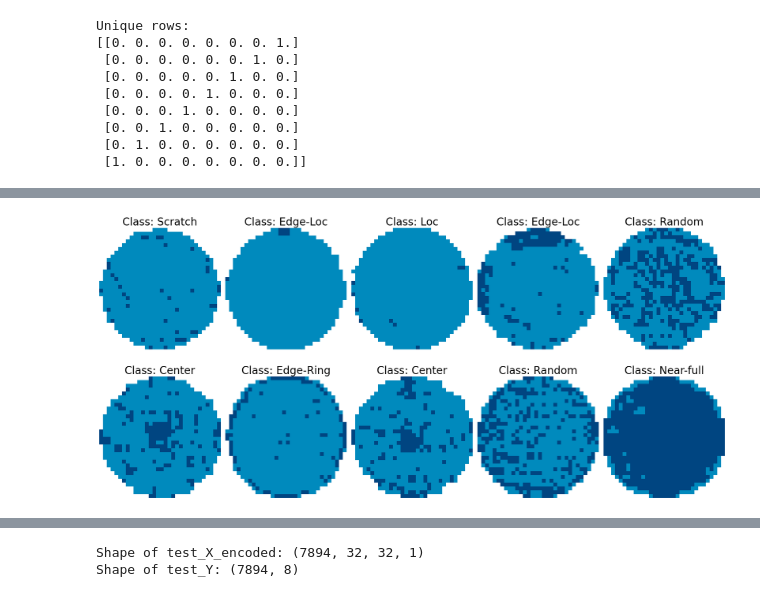
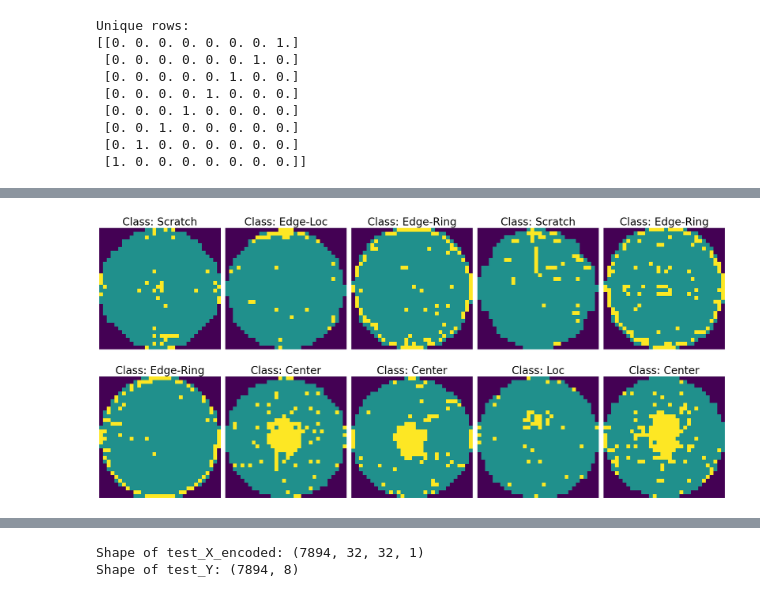
Before and after one commit to md-ryhan-uddin/DiffWaferNet, a Jupyter notebook: code/diffwafernet.ipynb, the cells around one changed output, grey strips where cells are left out. Drawn from its saved outputs; the diff is of its cells as text; code cells hidden in the pictures.

Commit message:
Update DiffWaferNet implementation file

```diff
--- a/code/diffwafernet.ipynb
+++ b/code/diffwafernet.ipynb
@@ -801,8 +3104,8 @@ none : 15000
 # %%
-none_idx = np.where(y=='none')[0][np.random.choice(len(np.where(y=='none')[0]), size=len(y[y == 'none']), replace=False)]
+none_idx = np.where(new_y=='none')[0][np.random.choice(len(np.where(new_y=='none')[0]), size=len(new_y[new_y == 'none']), replace=False)]
 # %%
 new_x = np.delete(new_x, none_idx, axis=0)
-new_y = np.delete(y, none_idx, axis=0)
+new_y = np.delete(new_y, none_idx, axis=0)
 # %%
 print('After Delete "none" class new_x shape : {}, new_y shape : {}'.format(new_x.shape, new_y.shape))
 # %% [output]
@@ -825,12 +3115,31 @@ faulty_cases
 # %% [output]
 array(['Center', 'Donut', 'Edge-Loc', 'Edge-Ring', 'Loc', 'Near-full',
        'Random', 'Scratch', 'none'], dtype='<U9')
-# %%
-for i, l in enumerate(faulty_cases):
-    new_y[new_y==l] = i
-
-# one-hot-encoding
-new_y = to_categorical(new_y)
+# %%
+valid_classes = [
+    "Center",
+    "Donut",
+    "Edge-Loc",
+    "Edge-Ring",
+    "Loc",
+    "Near-full",
+    "Random",
+    "Scratch"
+]
+
+label_map = {label: idx for idx, label in enumerate(valid_classes)}
+
+# Convert (N,1) -> (N,)
+new_y = new_y.ravel()
+
+# Convert string labels to integer labels
+new_y = np.array(
+    [label_map[label] for label in new_y],
+    dtype=np.int32
+)
+
+# One-hot encoding
+new_y = to_categorical(new_y, num_classes=len(valid_classes))
 # %%
 print(new_y)
 # %% [output]
@@ -874,22 +3168,22 @@ Row: [1. 0. 0. 0. 0. 0. 0. 0.], Count: 8588
 # %%
 # Randomly select 10 indices
 random_indices = np.random.choice(len(new_x), size=10, replace=False)
 
 # Plotting
 plt.figure(figsize=(20, 10))
 for i, idx in enumerate(random_indices):
     plt.subplot(2, 5, i + 1)
     wafer_map = new_x[idx]  # Get the wafer map
     class_index = np.argmax(new_y[idx])  # Get the class index
     class_name = faulty_cases[class_index]  # Get the class name using the index
-    plt.imshow(np.argmax(wafer_map, axis=-1), cmap=cm)  # Display the wafer map
+    plt.imshow(np.argmax(wafer_map, axis=-1), cmap="viridis")  # Display the wafer map
     plt.title(f"Class: {class_name}", fontsize=24)
     plt.axis('off')
 
 plt.tight_layout()
 plt.show()
 # %% [output]
-[figure, old version]
+[figure, new version]
 # %%
 new_x.shape, new_y.shape
 # %% [output]
```
Also changed, not shown: parts of 170 cells of this notebook.
